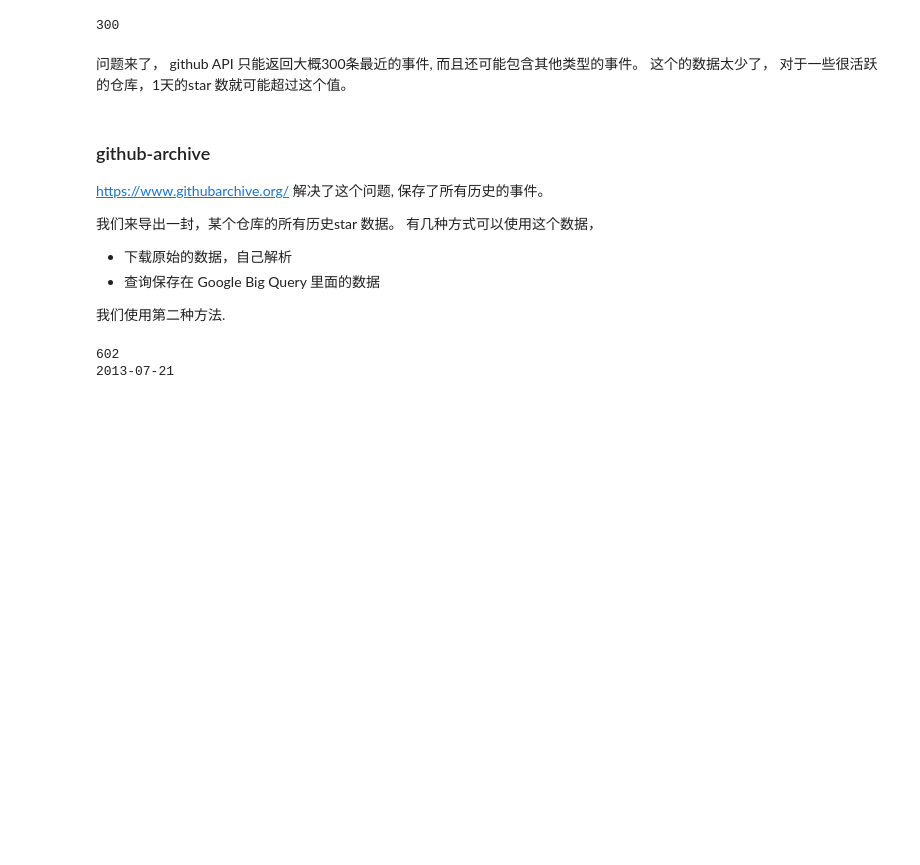
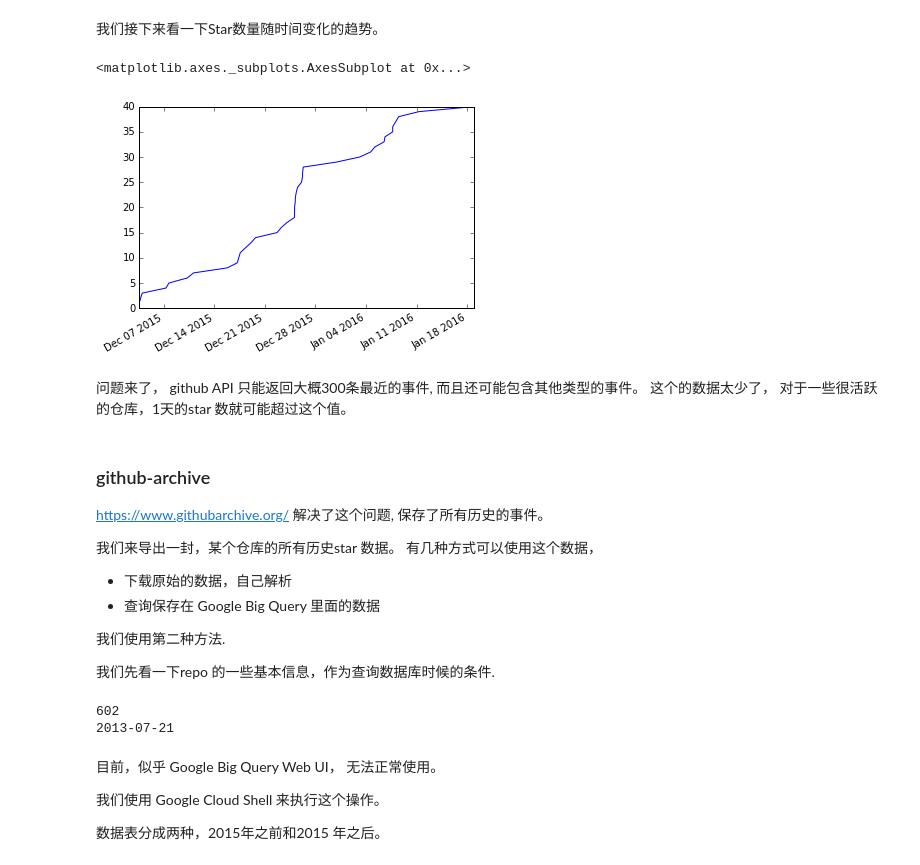
Before and after one commit to ftao/github-spread-analyze, a Jupyter notebook: github-spread.ipynb, the cells around one changed output. Cells and saved outputs as stored; diff of their text form; code cells hidden in the pictures; blank space fills up the shorter version.

```diff
--- a/github-spread.ipynb
+++ b/github-spread.ipynb
@@ -8,8 +12,7 @@
 # %%
 from github import Github
-import itertools
 
-def get_star_timelime(repo_fullname):
+def get_star_events(repo_fullname):
     repo = Github().get_repo(repo_fullname)
     events = repo.get_events()
     return filter(lambda x:x.type == 'WatchEvent', events)
@@ -26,3 +37,5 @@ WatchEvent SquirrelMajik 2016-01-08 12:27:04
+# %% [markdown]
+我们接下来看一下Star数量随时间变化的趋势。
 # %%
 %matplotlib inline
 import pandas as pd
@@ -30,17 +43,15 @@ import numpy as np
 #import matplotlib.pyplot as plt
 import mpld3
 mpld3.enable_notebook()
-# %%
-repo_fullname = "ftao/vpn-deploy-playbook"
-repo = Github().get_repo(repo_fullname)
-events = list(repo.get_events())
-print(len(events))
-# %% [output]
-300
+# %%
+star_events = list(get_star_events('ftao/vpn-deploy-playbook'))
 # %%
-ts = pd.Series(np.ones(len(events)), index=pd.to_datetime([e.created_at for e in reversed(events)]))
+ts = pd.Series(np.ones(len(star_events)), index=pd.to_datetime([e.created_at for e in reversed(star_events)]))
 ts = ts.cumsum()
 ts.plot()
+# %% [output]
+<matplotlib.axes._subplots.AxesSubplot at 0x...>
+[figure, added]
 # %% [markdown]
 问题来了， github API 只能返回大概300条最近的事件, 而且还可能包含其他类型的事件。
 这个的数据太少了， 对于一些很活跃的仓库，1天的star 数就可能超过这个值。
@@ -56,6 +67,8 @@ https://www.githubarchive.org/ 解决了这个问题, 保存了所有历史的
  * 查询保存在 Google Big Query 里面的数据
 
 我们使用第二种方法.
+
+我们先看一下repo 的一些基本信息，作为查询数据库时候的条件.
 # %%
 repo_fullname = "ftao/vpn-deploy-playbook"
 repo = Github().get_repo(repo_fullname)
@@ -64,3 +77,9 @@ print(repo.created_at.strftime("%Y-%m-%d"))
 # %% [output]
 602
 2013-07-21
+# %% [markdown]
+目前，似乎 Google Big Query Web UI， 无法正常使用。
+
+我们使用 Google Cloud Shell 来执行这个操作。
+
+数据表分成两种，2015年之前和2015 年之后。
```
Also changed, not shown: parts of 23 cells of this notebook, 1 other file.
